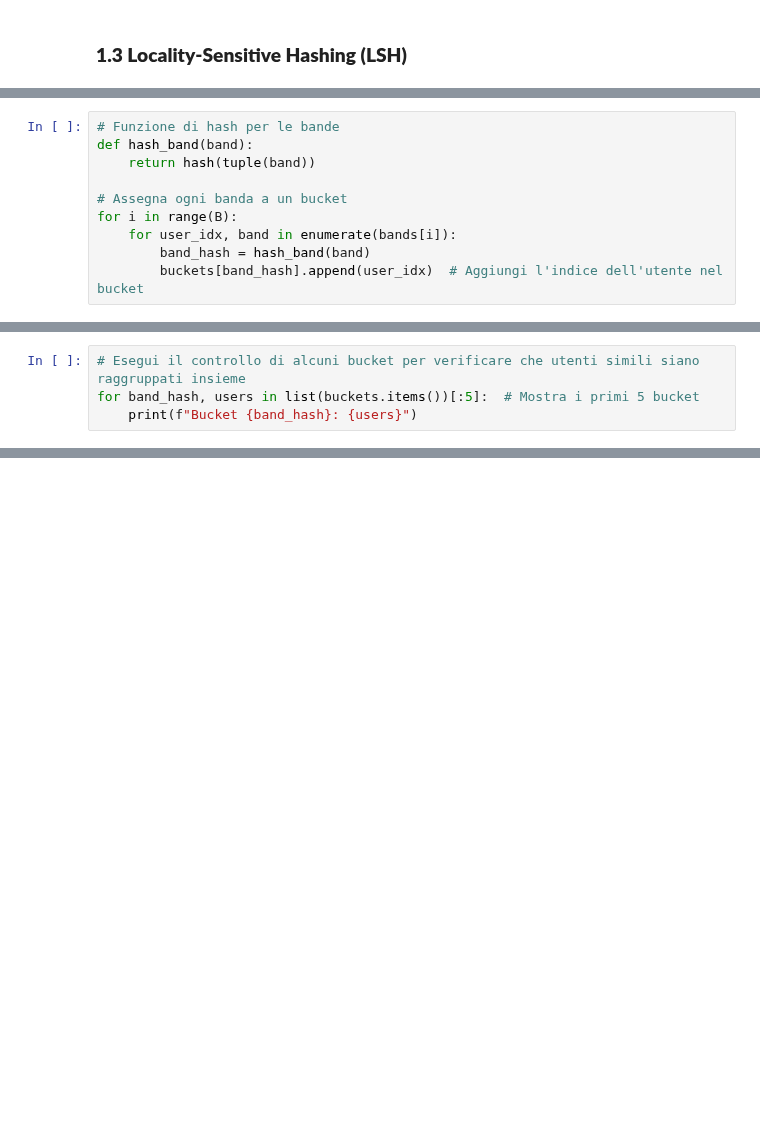
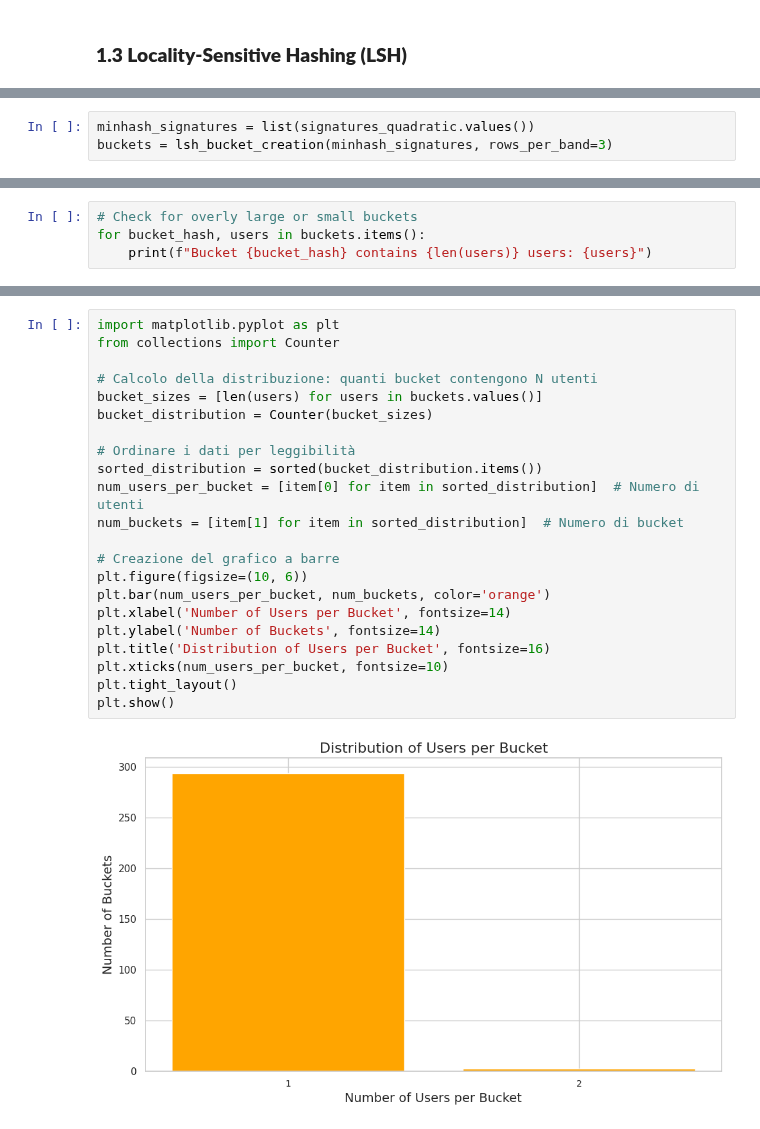
Before and after one commit to emanueleiacca/ADM-HW4, a Jupyter notebook: DataPreparation.ipynb, the cells around one changed output, grey strips where cells are left out. Drawn from its saved outputs; the diff is of its cells as text; blank space fills up the shorter version.

```diff
--- a/DataPreparation.ipynb
+++ b/DataPreparation.ipynb
@@ -1009,10 +985,0 @@ bands = create_bands(signatures_quadratic, B, R)
-# %%
-# Funzione di hash per le bande
-def hash_band(band):
-    return hash(tuple(band))
-
-# Assegna ogni banda a un bucket
-for i in range(B):
-    for user_idx, band in enumerate(bands[i]):
-        band_hash = hash_band(band)
-        buckets[band_hash].append(user_idx)  # Aggiungi l'indice dell'utente nel bucket
@@ -1032,4 +985,0 @@ for band_hash, users in buckets.items():
-# %%
-# Esegui il controllo di alcuni bucket per verificare che utenti simili siano raggruppati insieme
-for band_hash, users in list(buckets.items())[:5]:  # Mostra i primi 5 bucket
-    print(f"Bucket {band_hash}: {users}")
@@ -1190,0 +1017,3 @@ def recommend_movies(user_id, similar_users, user_movie_ratings, top_n=5):
+# %%
+minhash_signatures = list(signatures_quadratic.values())
+buckets = lsh_bucket_creation(minhash_signatures, rows_per_band=3)
@@ -1190,0 +1027,4 @@ def recommend_movies(user_id, similar_users, user_movie_ratings, top_n=5):
+# %%
+# Check for overly large or small buckets
+for bucket_hash, users in buckets.items():
+    print(f"Bucket {bucket_hash} contains {len(users)} users: {users}")
@@ -1190,0 +1191,24 @@ def recommend_movies(user_id, similar_users, user_movie_ratings, top_n=5):
+# %%
+import matplotlib.pyplot as plt
+from collections import Counter
+
+# Calcolo della distribuzione: quanti bucket contengono N utenti
+bucket_sizes = [len(users) for users in buckets.values()]
+bucket_distribution = Counter(bucket_sizes)
+
+# Ordinare i dati per leggibilità
+sorted_distribution = sorted(bucket_distribution.items())
+num_users_per_bucket = [item[0] for item in sorted_distribution]  # Numero di utenti
+num_buckets = [item[1] for item in sorted_distribution]  # Numero di bucket
+
+# Creazione del grafico a barre
+plt.figure(figsize=(10, 6))
+plt.bar(num_users_per_bucket, num_buckets, color='orange')
+plt.xlabel('Number of Users per Bucket', fontsize=14)
+plt.ylabel('Number of Buckets', fontsize=14)
+plt.title('Distribution of Users per Bucket', fontsize=16)
+plt.xticks(num_users_per_bucket, fontsize=10)
+plt.tight_layout()
+plt.show()
+# %% [output]
+[figure, added]
```
Also changed, not shown: parts of 39 cells of this notebook.
